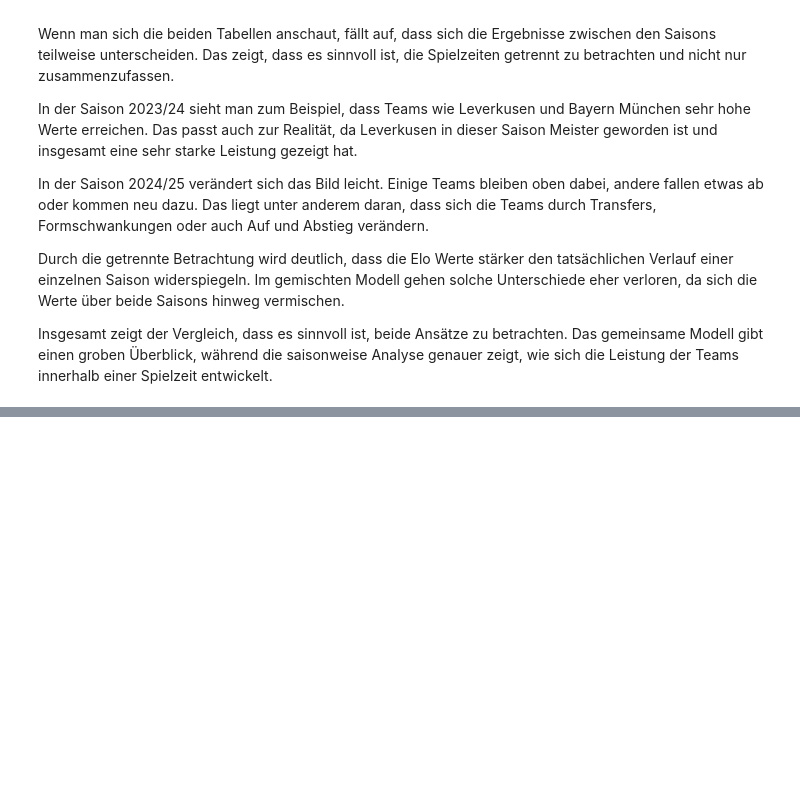
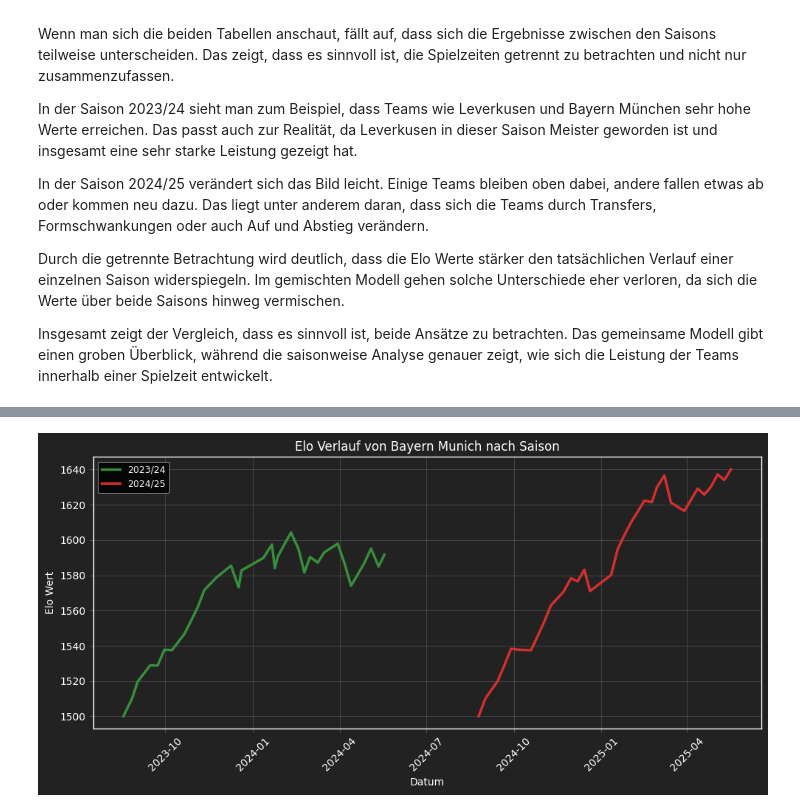
Before and after one commit to Berkedmy/Final_Projekt, a Jupyter notebook: notebooks/01_data_check.ipynb, the cells around one changed output, grey strips where cells are left out. Saved outputs shown, nothing was run; the diff lists cells and outputs as text; code cells hidden in the pictures; blank space fills up the shorter version.

Commit message:
analyse: saisonweiser elo verlauf implementiert und visualisiert

```diff
--- a/notebooks/01_data_check.ipynb
+++ b/notebooks/01_data_check.ipynb
@@ -797,0 +800,3 @@ Insgesamt zeigt der Vergleich, dass es sinnvoll ist, beide Ansätze zu betrachte
+# %%
+# Team auswählen
+team = "Bayern Munich"
@@ -797,0 +850,5 @@ Insgesamt zeigt der Vergleich, dass es sinnvoll ist, beide Ansätze zu betrachte
+# %%
+team_2324 = team_elo_history_by_season(df_2324_only, team)
+team_2425 = team_elo_history_by_season(df_2425_only, team)
+
+team_2324.head()
@@ -797,0 +871,48 @@ Insgesamt zeigt der Vergleich, dass es sinnvoll ist, beide Ansätze zu betrachte
+# %%
+import matplotlib.pyplot as plt
+
+plt.figure(figsize=(10, 5))
+
+plt.plot(
+    team_2324["Date"],
+    team_2324["Elo"],
+    label="2023/24",
+    color="#388e3c",
+    linewidth=2.5
+)
+
+plt.plot(
+    team_2425["Date"],
+    team_2425["Elo"],
+    label="2024/25",
+    color="#d32f2f",
+    linewidth=2.5
+)
+
+ax = plt.gca()
+ax.set_facecolor("#222222")
+plt.gcf().patch.set_facecolor("#222222")
+
+plt.title(f"Elo Verlauf von {team} nach Saison", color="white")
+plt.xlabel("Datum", color="white")
+plt.ylabel("Elo Wert", color="white")
+
+plt.xticks(rotation=45, color="white")
+plt.yticks(color="white")
+
+for spine in ax.spines.values():
+    spine.set_color("white")
+
+plt.legend(
+    facecolor="black",
+    edgecolor="white",
+    labelcolor="white",
+    loc="upper left"
+)
+
+plt.grid(color="white", alpha=0.15)
+
+plt.tight_layout()
+plt.show()
+# %% [output]
+[figure, added]
```
Also changed, not shown: parts of 5 cells of this notebook.
